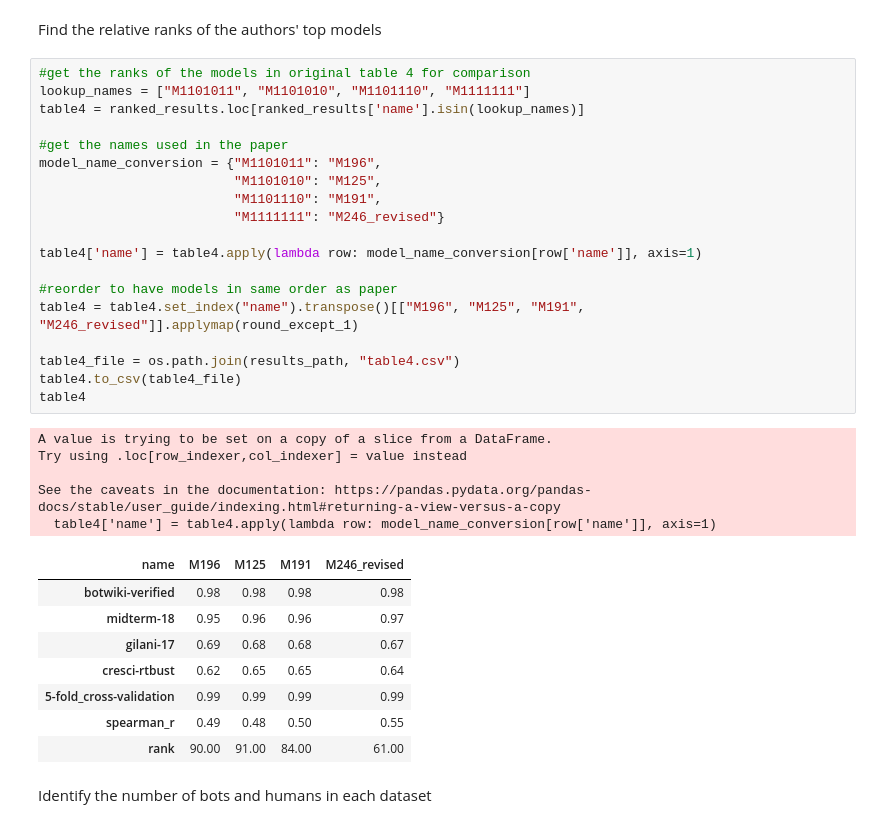
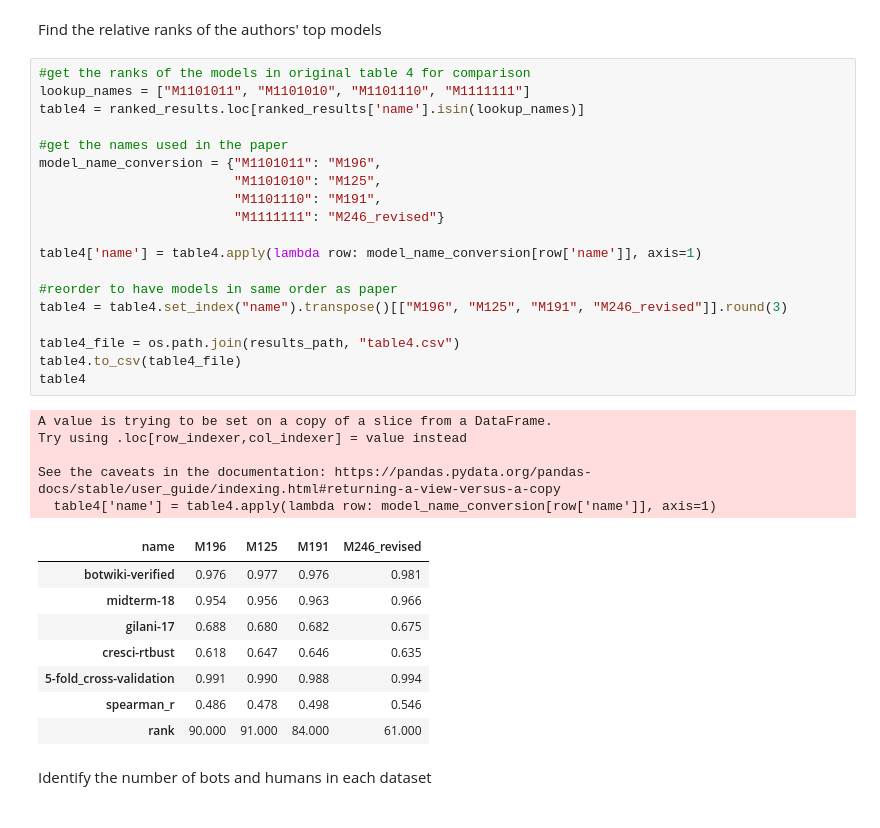
Before and after one commit to KatrinaLiqy/SocialBotDetection, a Jupyter notebook: DataAnalysis.ipynb, the cells around one changed output. Drawn from its saved outputs; the diff is of its cells as text.

Commit message:
fixed rounding error

```diff
--- a/DataAnalysis.ipynb
+++ b/DataAnalysis.ipynb
@@ -118,36 +112,36 @@ Find the relative ranks of the authors' top models
 # %%
 #get the ranks of the models in original table 4 for comparison
 lookup_names = ["M1101011", "M1101010", "M1101110", "M1111111"]
 table4 = ranked_results.loc[ranked_results['name'].isin(lookup_names)]
 
 #get the names used in the paper
 model_name_conversion = {"M1101011": "M196",
                          "M1101010": "M125",
                          "M1101110": "M191",
                          "M1111111": "M246_revised"}
 
 table4['name'] = table4.apply(lambda row: model_name_conversion[row['name']], axis=1)
 
 #reorder to have models in same order as paper
-table4 = table4.set_index("name").transpose()[["M196", "M125", "M191", "M246_revised"]].applymap(round_except_1)
+table4 = table4.set_index("name").transpose()[["M196", "M125", "M191", "M246_revised"]].round(3)
 
 table4_file = os.path.join(results_path, "table4.csv")
 table4.to_csv(table4_file)
 table4
 # %% [output]
 A value is trying to be set on a copy of a slice from a DataFrame.
 Try using .loc[row_indexer,col_indexer] = value instead
 
 See the caveats in the documentation: https://pandas.pydata.org/pandas-docs/stable/user_guide/indexing.html#returning-a-view-versus-a-copy
   table4['name'] = table4.apply(lambda row: model_name_conversion[row['name']], axis=1)
 | name | M196 | M125 | M191 | M246_revised |
-| botwiki-verified | 0.98 | 0.98 | 0.98 | 0.98 |
-| midterm-18 | 0.95 | 0.96 | 0.96 | 0.97 |
-| gilani-17 | 0.69 | 0.68 | 0.68 | 0.67 |
-| cresci-rtbust | 0.62 | 0.65 | 0.65 | 0.64 |
-| 5-fold_cross-validation | 0.99 | 0.99 | 0.99 | 0.99 |
-| spearman_r | 0.49 | 0.48 | 0.50 | 0.55 |
-| rank | 90.00 | 91.00 | 84.00 | 61.00 |
+| botwiki-verified | 0.976 | 0.977 | 0.976 | 0.981 |
+| midterm-18 | 0.954 | 0.956 | 0.963 | 0.966 |
+| gilani-17 | 0.688 | 0.680 | 0.682 | 0.675 |
+| cresci-rtbust | 0.618 | 0.647 | 0.646 | 0.635 |
+| 5-fold_cross-validation | 0.991 | 0.990 | 0.988 | 0.994 |
+| spearman_r | 0.486 | 0.478 | 0.498 | 0.546 |
+| rank | 90.000 | 91.000 | 84.000 | 61.000 |
 # %% [markdown]
 Identify the number of bots and humans in each dataset
 # %%
```
Also changed, not shown: parts of 1 cell of this notebook.
